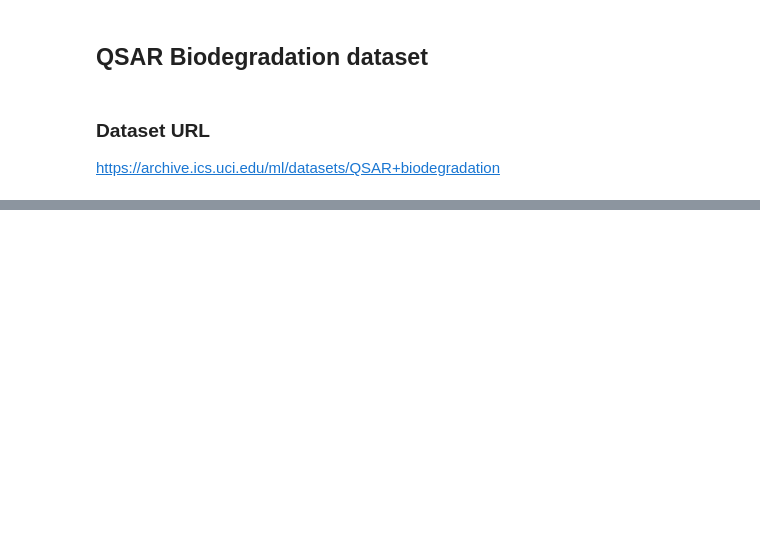
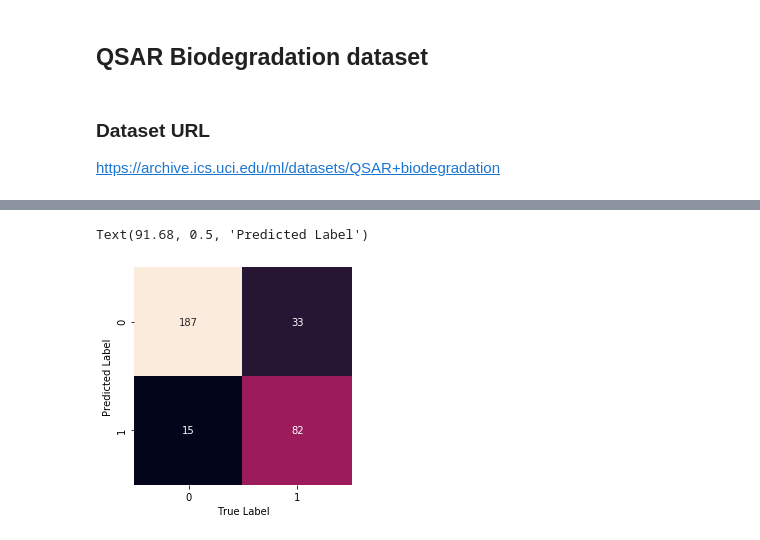
Before and after one commit to sakamuru/final-project, a Jupyter notebook: final-project.ipynb, the cells around one changed output, grey strips where cells are left out. Saved outputs shown, nothing was run; the diff lists cells and outputs as text; code cells hidden in the pictures; blank space fills up the shorter version.

```diff
--- a/final-project.ipynb
+++ b/final-project.ipynb
@@ -69,0 +193,9 @@ To classify each chemical into 2 classes (ready and not ready biodegradable)
+# %%
+#Import the model
+from sklearn.ensemble import GradientBoostingClassifier
+
+#With 100 decision trees
+gb = GradientBoostingClassifier(n_estimators = 100, random_state = 42)
+
+#Fit the model on training data
+gb.fit(X_train, y_train)
@@ -69,0 +213,3 @@ To classify each chemical into 2 classes (ready and not ready biodegradable)
+# %%
+#Make predictions on the test data
+y_predict_gb = gb.predict(X_test)
@@ -69,0 +281,9 @@ To classify each chemical into 2 classes (ready and not ready biodegradable)
+# %%
+#Confusion matrix for GradientBoosting Classifier
+gbmat = confusion_matrix(y_test, y_predict_gb)
+sns.heatmap(gbmat.T, square=True,annot = True, fmt="d", cbar=False)
+plt.xlabel('True Label')
+plt.ylabel('Predicted Label')
+# %% [output]
+Text(91.68, 0.5, 'Predicted Label')
+[figure, added]
```
Also changed, not shown: parts of 33 cells of this notebook.
